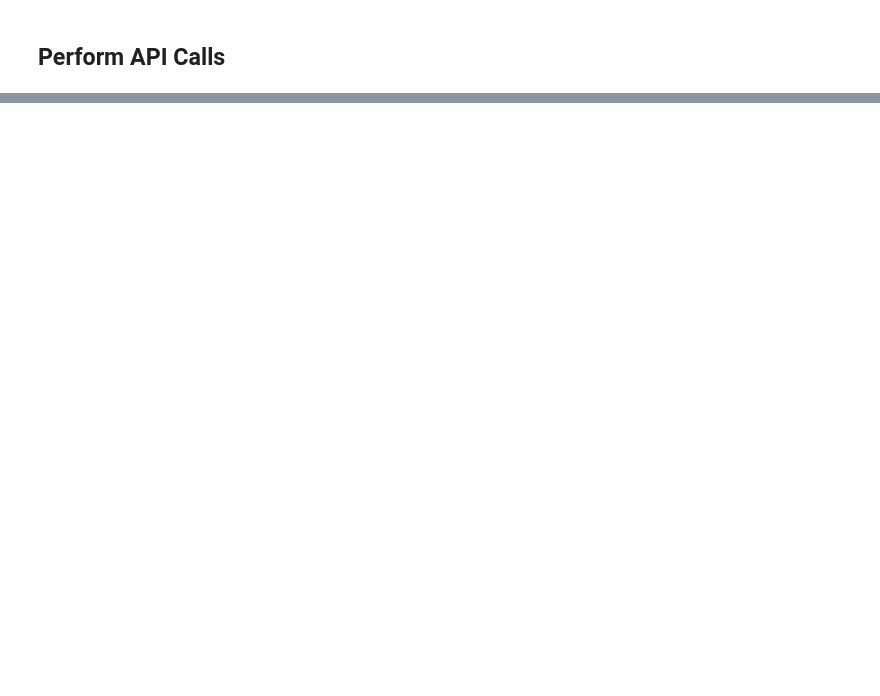
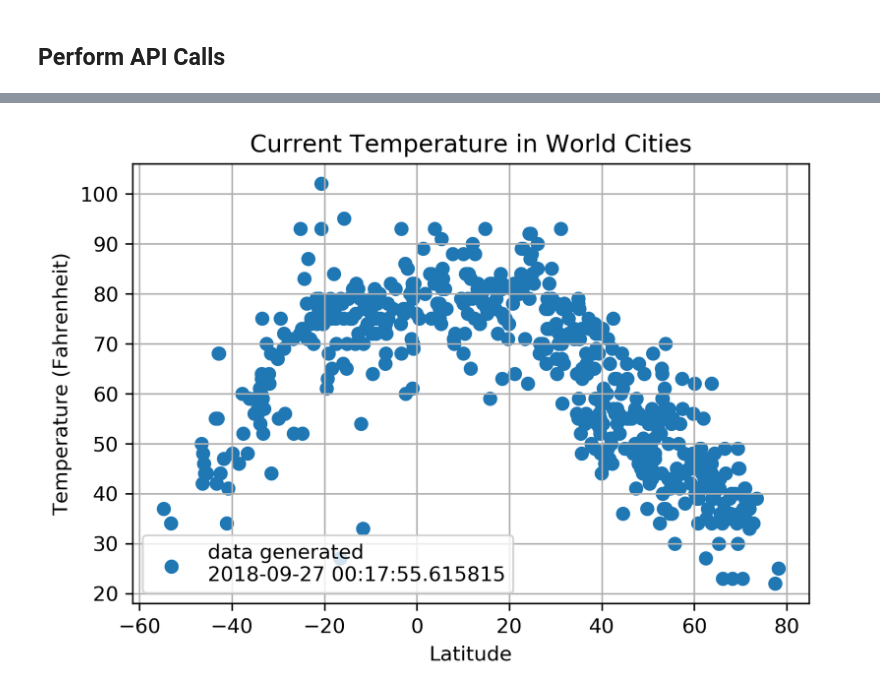
Before and after one commit to mcpa0003/WeatherPyHomework, a Jupyter notebook: WeatherPy.ipynb, the cells around one changed output, grey strips where cells are left out. Saved outputs shown, nothing was run; the diff lists cells and outputs as text; code cells hidden in the pictures; blank space fills up the shorter version.

Commit message:
adding completed assignment, probably need to save docs in output folder.

```diff
--- a/WeatherPy.ipynb
+++ b/WeatherPy.ipynb
@@ -53,0 +200,25 @@ url = "http://api.openweathermap.org/data/2.5/weather?units=Imperial&APPID=" + a
+# %%
+
+
+
+
+
+# create a data frame from cities, lat, and temp
+weather_dict = {
+    "City Name": city_name,
+    "City Number": city_number,
+    "Latitude": lat,
+    "Temperature": temp,
+    "Humidity": humidity,
+    "Wind Speed": wind,
+    "Cloud Cover": clouds,
+
+}
+weather_data = pd.DataFrame(weather_dict)
+ctemp = weather_data["Temperature"] - 273.15
+ftemp = ctemp * 1.8 + 32
+weather_data['Temp in Fahrenheit'] = ftemp.apply(np.round)
+
+
+weather_data.to_csv("Weather Data.csv")
+weather_data.head()
@@ -53,0 +232,21 @@ url = "http://api.openweathermap.org/data/2.5/weather?units=Imperial&APPID=" + a
+# %%
+# Build a scatter plot for each data type
+plt.figure(figsize=(6, 4), dpi=300)
+plt.scatter(weather_data["Latitude"], weather_data["Temp in Fahrenheit"], label=("data generated\n" + generated_time), marker="o",)
+
+# Incorporate the other graph properties
+plt.title("Current Temperature in World Cities")
+plt.ylabel("Temperature (Fahrenheit)")
+plt.xlabel("Latitude")
+plt.grid(True)
+plt.legend(loc="best")
+
+
+# Save the figure
+#plt.savefig("TemperatureInWorldCities.png")
+
+# Show plot
+plt.savefig("temptest.png")
+plt.show()
+# %% [output]
+[figure, added]
```
Also changed, not shown: parts of 9 cells of this notebook, 5 other files.
